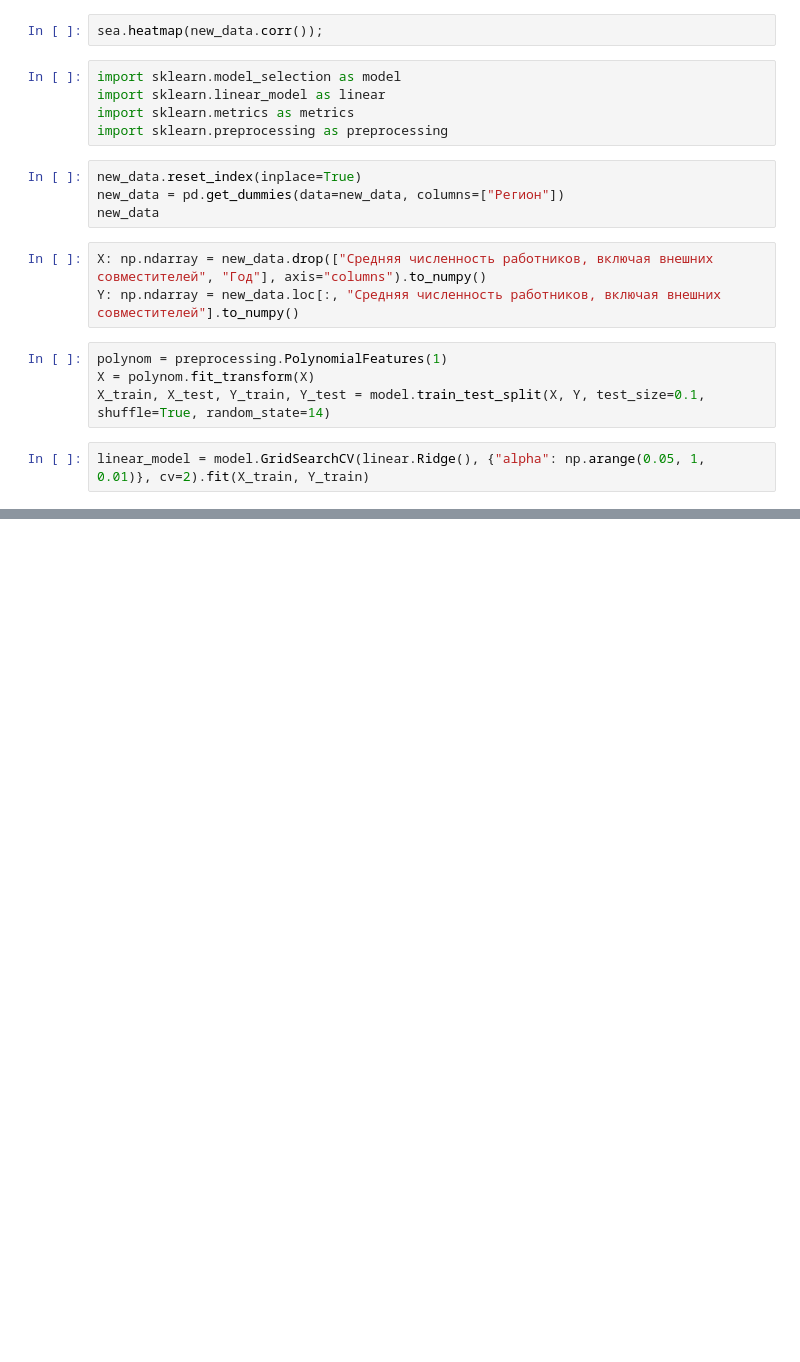
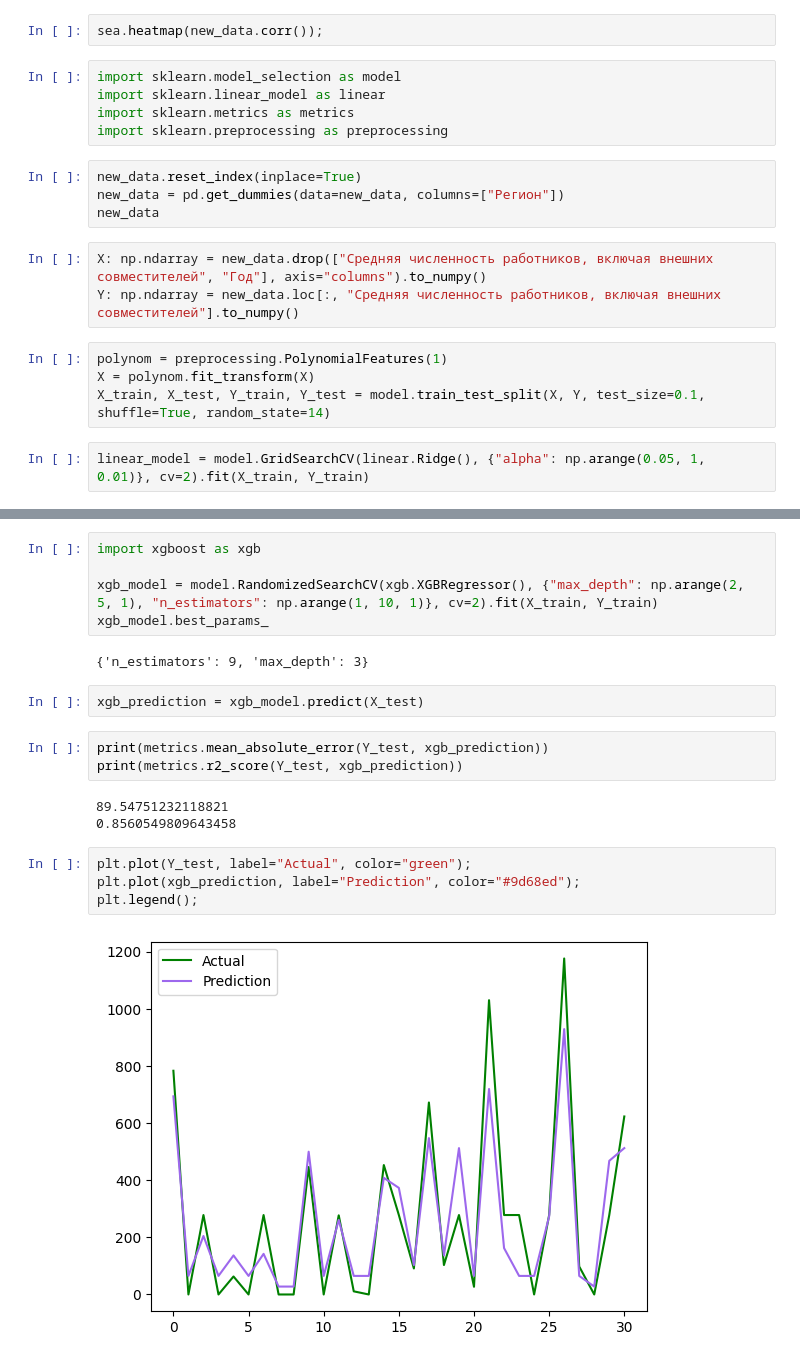
Before and after one commit to Flawed1/machine_learning_practice, a Jupyter notebook: lessons/practice_3/practice_3.ipynb, the cells around one changed output, grey strips where cells are left out. Cells and saved outputs as stored; diff of their text form; blank space fills up the shorter version.

```diff
--- a/lessons/practice_3/practice_3.ipynb
+++ b/lessons/practice_3/practice_3.ipynb
@@ -182,0 +219,21 @@ plt.legend();
+# %%
+import xgboost as xgb
+
+xgb_model = model.RandomizedSearchCV(xgb.XGBRegressor(), {"max_depth": np.arange(2, 5, 1), "n_estimators": np.arange(1, 10, 1)}, cv=2).fit(X_train, Y_train)
+xgb_model.best_params_
+# %% [output]
+{'n_estimators': 9, 'max_depth': 3}
+# %%
+xgb_prediction = xgb_model.predict(X_test)
+# %%
+print(metrics.mean_absolute_error(Y_test, xgb_prediction))
+print(metrics.r2_score(Y_test, xgb_prediction))
+# %% [output]
+89.54751232118821
+0.8560549809643458
+# %%
+plt.plot(Y_test, label="Actual", color="green");
+plt.plot(xgb_prediction, label="Prediction", color="#9d68ed");
+plt.legend();
+# %% [output]
+[figure, added]
```
Also changed, not shown: parts of 9 cells of this notebook.
